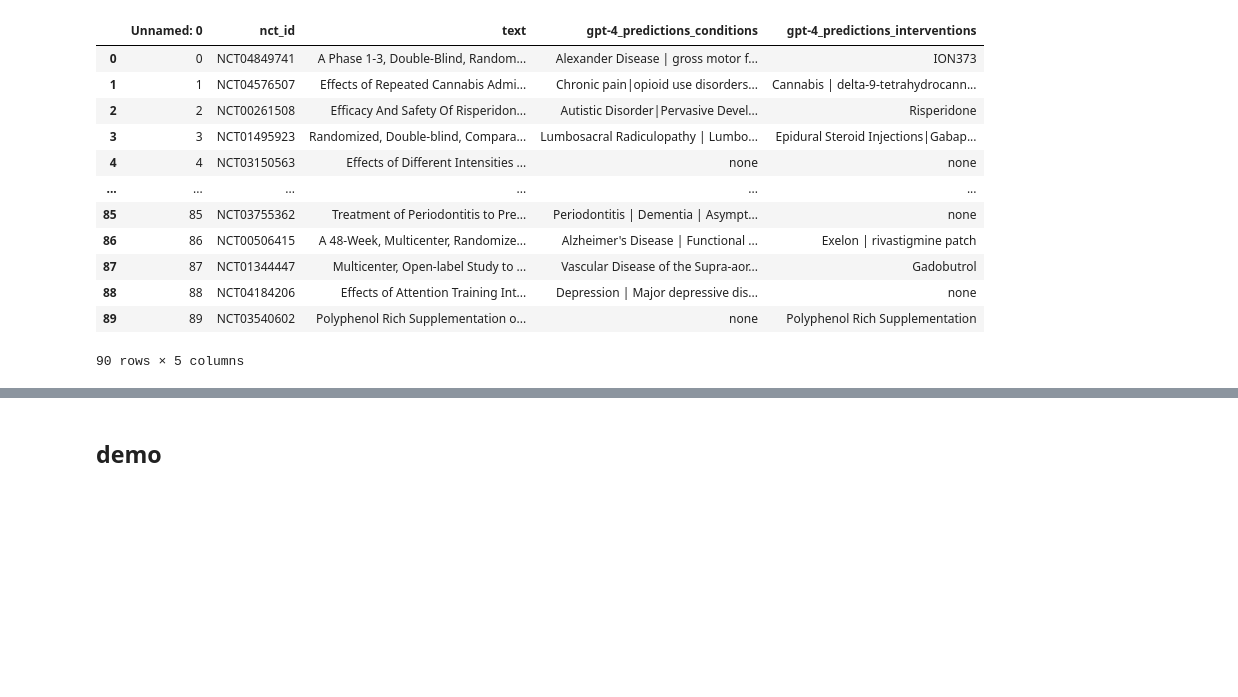
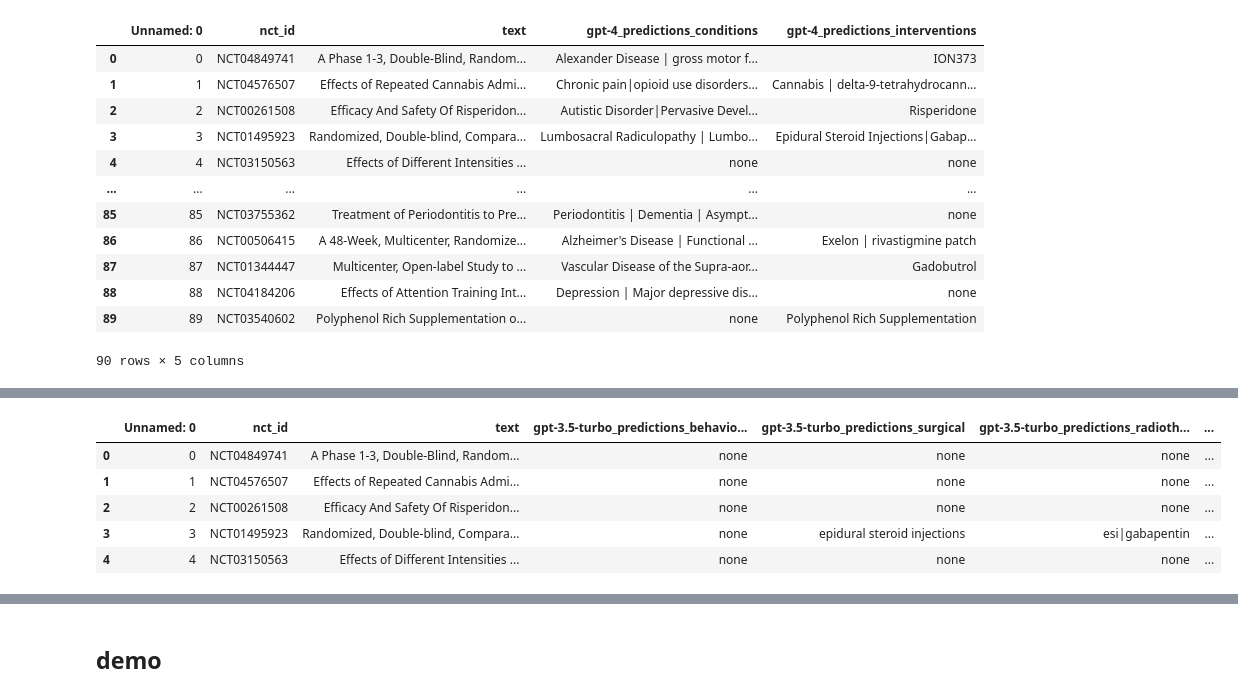
Before and after one commit to Ineichen-Group/NeuroTrialNER, a Jupyter notebook: models/gpt/Annotate with GPT.ipynb, the cells around one changed output, grey strips where cells are left out. Cells and saved outputs as stored; diff of their text form; code cells hidden in the pictures; blank space fills up the shorter version.

```diff
--- a/models/gpt/Annotate with GPT.ipynb
+++ b/models/gpt/Annotate with GPT.ipynb
@@ -271,0 +470,32 @@ gpt_4.to_csv(f"../predictions/ct_neuro_test_annotated_{gpt_model}_{out_file_suff
+# %%
+def process_column(column):
+    # Initialize an empty set for deduplication
+    processed_items = set()
+
+    # Iterate over each cell in the column
+    for cell in column:
+        if not isinstance(cell, str):
+            continue  # Skip non-string data
+        # Split, lowercase, and remove ".", then add to set
+        items = cell.split('|')
+        for item in items:
+            clean_item = item.lower().replace('.', '').strip()
+            if clean_item not in processed_items:
+                processed_items.add(clean_item)
+
+    # Convert the set to a list to return
+    return list(set(processed_items))
+
+# Process only columns containing "gpt-3.5" in their name
+for column_name in df_all_annotations.columns:
+    if "gpt-3.5" in column_name:
+        df_all_annotations[column_name] = df_all_annotations[column_name].apply(lambda x: '|'.join(process_column([x])))
+
+df_all_annotations.head()
+# %% [output]
+|  | Unnamed: 0 | nct_id | text | gpt-3.5-turbo_predictions_behavio... | gpt-3.5-turbo_predictions_surgical | gpt-3.5-turbo_predictions_radioth... | ... |
+| 0 | 0 | NCT04849741 | A Phase 1-3, Double-Blind, Random... | none | none | none | ... |
+| 1 | 1 | NCT04576507 | Effects of Repeated Cannabis Admi... | none | none | none | ... |
+| 2 | 2 | NCT00261508 | Efficacy And Safety Of Risperidon... | none | none | none | ... |
+| 3 | 3 | NCT01495923 | Randomized, Double-blind, Compara... | none | epidural steroid injections | esi|gabapentin | ... |
+| 4 | 4 | NCT03150563 | Effects of Different Intensities ... | none | none | none | ... |
```
Also changed, not shown: parts of 28 cells of this notebook, 1 other file.
